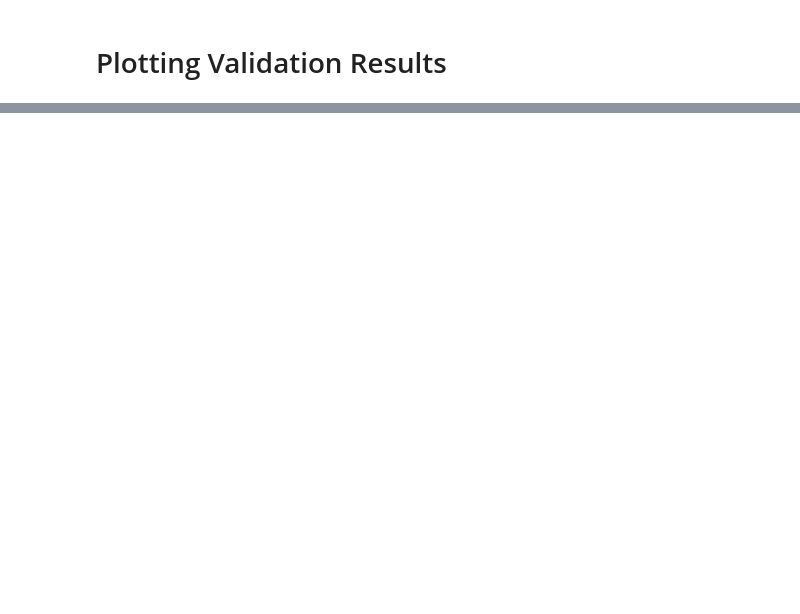
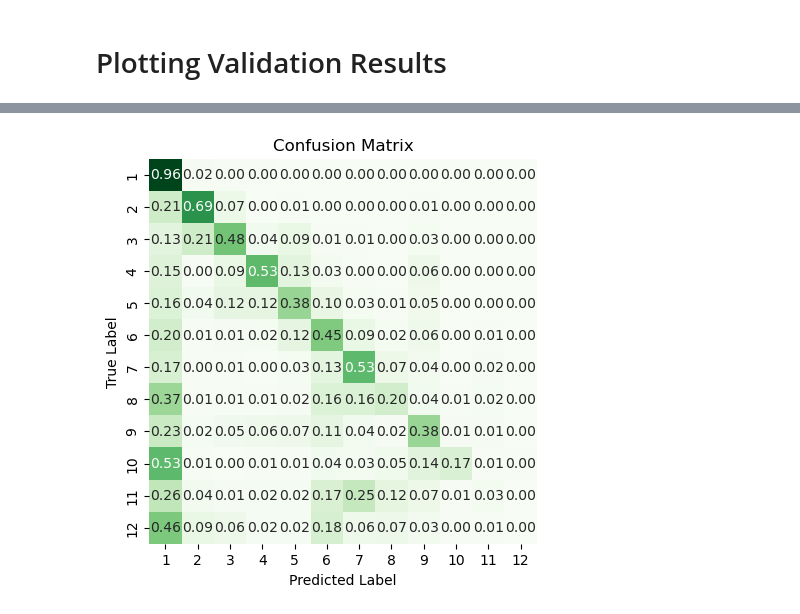
Before and after one commit to matzefit/AIBuildingFunctionPredicition, a Jupyter notebook: training.ipynb, the cells around one changed output, grey strips where cells are left out. Saved outputs shown, nothing was run; the diff lists cells and outputs as text; code cells hidden in the pictures; blank space fills up the shorter version.

```diff
--- a/training.ipynb
+++ b/training.ipynb
@@ -520,0 +708,30 @@ Mean Iou on Test Set: 0.6826
+# %%
+import numpy as np
+import matplotlib.pyplot as plt
+from sklearn.metrics import confusion_matrix
+import seaborn as sns
+
+def plot_confusion_matrix(all_preds, all_labels, class_labels):
+    # Convert predictions and labels from tensors to numpy arrays if not already done
+    all_preds = all_preds.cpu().numpy()
+    all_labels = all_labels.cpu().numpy()
+
+    # Compute the confusion matrix
+    cm = confusion_matrix(all_labels.flatten(), all_preds.flatten(), labels=np.arange(len(class_labels)))
+
+    # Normalize the confusion matrix by row (i.e., by the number of samples in each class)
+    cm_normalized = cm.astype('float') / cm.sum(axis=1)[:, np.newaxis]
+
+    plt.figure(figsize=(5, 5))
+
+    sns.heatmap(cm_normalized, annot=True, fmt=".2f", cmap='Greens', cbar=False, xticklabels=class_labels, yticklabels=class_labels)
+    plt.title('Confusion Matrix')
+    plt.xlabel('Predicted Label')
+    plt.ylabel('True Label')
+    plt.show()
+
+# Ensure all_preds and all_labels are single concatenated tensors from the earlier validation code
+# Call the function to plot the confusion matrix
+plot_confusion_matrix(all_preds, all_labels, class_labels)
+# %% [output]
+[figure, added]
```
Also changed, not shown: parts of 13 cells of this notebook, 6 other files.
